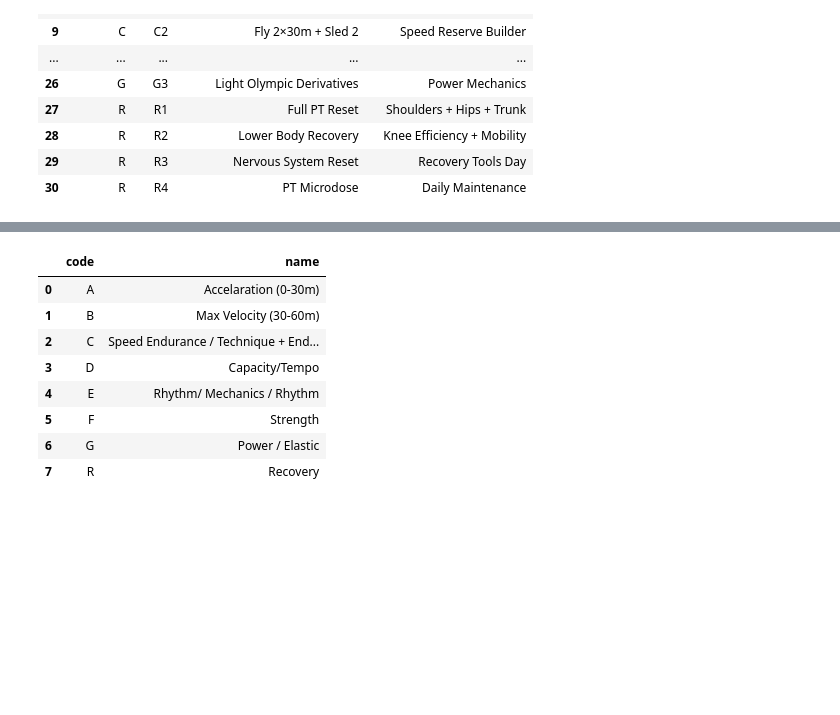
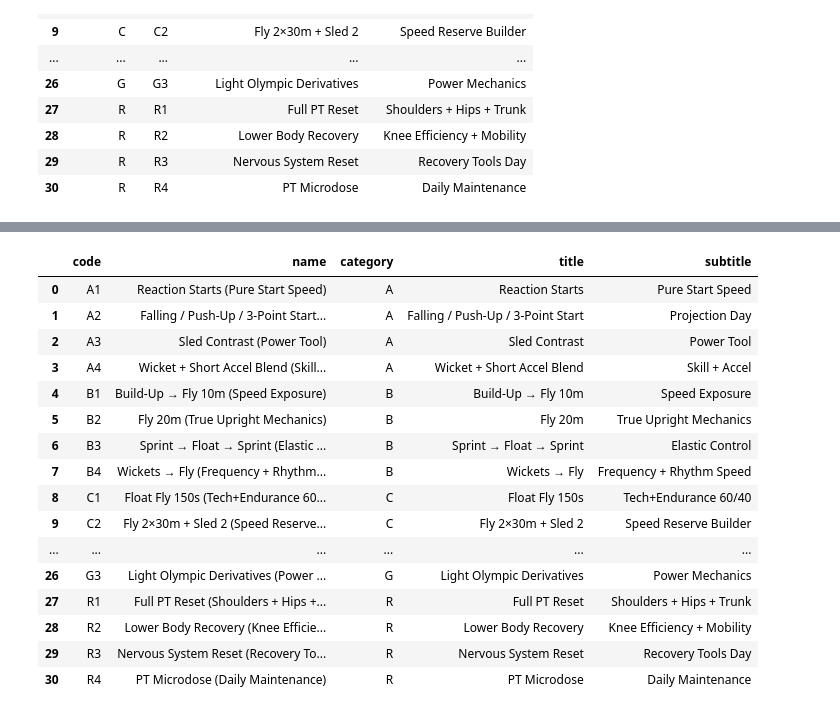
Before and after one commit to hfn13/MoKnowsLife, a Jupyter notebook: MoKnowsLife.ipynb, the cells around one changed output, grey strips where cells are left out. Drawn from its saved outputs; the diff is of its cells as text; code cells hidden in the pictures; blank space fills up the shorter version.

```diff
--- a/MoKnowsLife.ipynb
+++ b/MoKnowsLife.ipynb
@@ -386,7 +386,8 @@ base_df.columns[0]
 # %% [output]
 'Warm up1'
 # %%
-drills = ['Warm up',
+blocks = [
+ 'Warm up',
  'Mobility',
  'Cool Down',
  'Hips',
@@ -396,12 +397,24 @@ drills = ['Warm up',
  'Plyo',
  'Posture',
  'Sprint Reaction',
- 'Wall Drills']
+ 'Wall Drills'
+]
 
-choices = []
 
-for drill in drills:
-    x = (drill.lower(), drill)
-    choices.append(x)
+phases = [
+    ('Base',1),
+    ('Build',2),
+    ('Peak',3)
 
-choices
+]
+track_tests = ['100m','200m','Vert (in)','SL Hld R (s)','SL Hld L (s)','SL Bound (s)','Core (reps)','Fly Zone (s)','Sprint Mobility','Agility']
+lift_tests = ['LJ','OVHD Thr (m)','CHST Thr (m)','OVHD SQT','Lunge MTRX','Push up Hld H (s)','Push up Hld L (s)','Push up Reps','SQT (reps)','Wall Sit (s)','Dead Hang (s)','ISO Hld R (s)','ISO Hld L (s)']
+
+# for drill in drills:
+#     x = (drill.lower(), drill)
+#     choices.append(x)
+blocks_df = pd.DataFrame({'blocks':blocks})
+phase_df = pd.DataFrame(phases, columns=['phase','order'])
+track_test_df = pd.DataFrame({'Track Test' : track_tests})
+lift_test_df = pd.DataFrame({'Lift Test' : lift_tests})
+# choices
@@ -519,14 +626,22 @@ menu_subcat_df[['category','code','title', 'subtitle']]
 menu_cat_df.to_csv('MENU_OPTIONS.csv')
 menu_subcat_df.to_csv('DETAILED_MENU_OPTIONS.csv')
 # %%
-menu_cat_df
+menu_subcat_df[menu_subcat_df['category'] == ]
 # %% [output]
-|  | code | name |
-| 0 | A | Accelaration (0-30m) |
-| 1 | B | Max Velocity (30-60m) |
-| 2 | C | Speed Endurance / Technique + End... |
-| 3 | D | Capacity/Tempo |
-| 4 | E | Rhythm/ Mechanics / Rhythm |
-| 5 | F | Strength |
-| 6 | G | Power / Elastic |
-| 7 | R | Recovery |
+|  | code | name | category | title | subtitle |
+| 0 | A1 | Reaction Starts (Pure Start Speed) | A | Reaction Starts | Pure Start Speed |
+| 1 | A2 | Falling / Push-Up / 3-Point Start... | A | Falling / Push-Up / 3-Point Start | Projection Day |
+| 2 | A3 | Sled Contrast (Power Tool) | A | Sled Contrast | Power Tool |
+| 3 | A4 | Wicket + Short Accel Blend (Skill... | A | Wicket + Short Accel Blend | Skill + Accel |
+| 4 | B1 | Build-Up → Fly 10m (Speed Exposure) | B | Build-Up → Fly 10m | Speed Exposure |
+| 5 | B2 | Fly 20m (True Upright Mechanics) | B | Fly 20m | True Upright Mechanics |
+| 6 | B3 | Sprint → Float → Sprint (Elastic ... | B | Sprint → Float → Sprint | Elastic Control |
+| 7 | B4 | Wickets → Fly (Frequency + Rhythm... | B | Wickets → Fly | Frequency + Rhythm Speed |
+| 8 | C1 | Float Fly 150s (Tech+Endurance 60... | C | Float Fly 150s | Tech+Endurance 60/40 |
+| 9 | C2 | Fly 2×30m + Sled 2 (Speed Reserve... | C | Fly 2×30m + Sled 2 | Speed Reserve Builder |
+| ... | ... | ... | ... | ... | ... |
+| 26 | G3 | Light Olympic Derivatives (Power ... | G | Light Olympic Derivatives | Power Mechanics |
+| 27 | R1 | Full PT Reset (Shoulders + Hips +... | R | Full PT Reset | Shoulders + Hips + Trunk |
+| 28 | R2 | Lower Body Recovery (Knee Efficie... | R | Lower Body Recovery | Knee Efficiency + Mobility |
+| 29 | R3 | Nervous System Reset (Recovery To... | R | Nervous System Reset | Recovery Tools Day |
+| 30 | R4 | PT Microdose (Daily Maintenance) | R | PT Microdose | Daily Maintenance |
```
Also changed, not shown: parts of 20 cells of this notebook, 29 other files.
